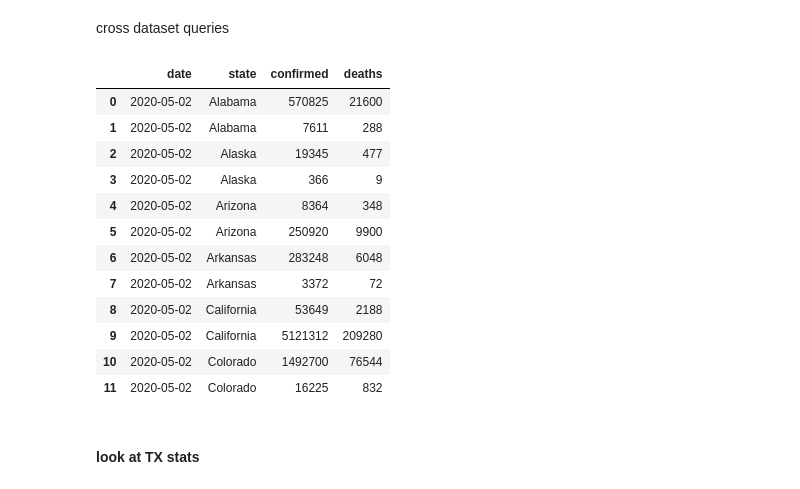
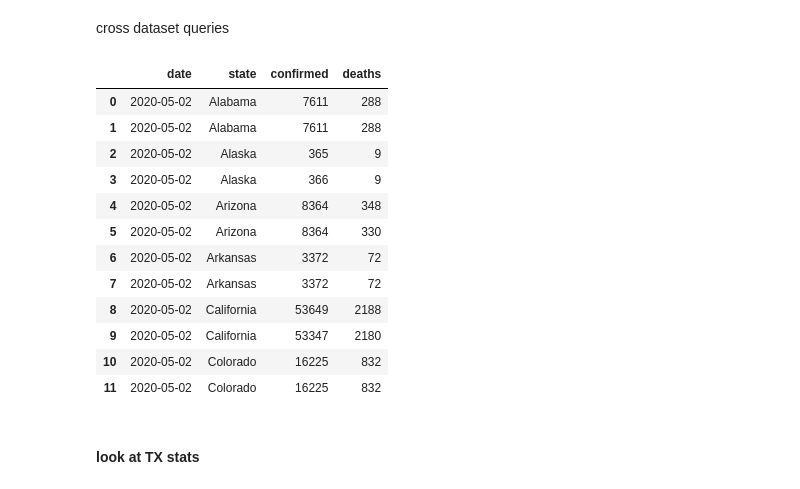
Before and after one commit to cs327e-spring2020/jasmine_yang, a Jupyter notebook: covid19_analysis.ipynb, the cells around one changed output. Saved outputs shown, nothing was run; the diff lists cells and outputs as text; code cells hidden in the pictures.

```diff
--- a/covid19_analysis.ipynb
+++ b/covid19_analysis.ipynb
@@ -113,29 +113,29 @@ cross dataset queries
 # %%
 %%bigquery
 (select date, province_state as state, sum(j.confirmed) as confirmed, sum(j.deaths) as deaths
 from covid19_jhu_csse_modeled.reports j
-join covid19_jhu_csse_modeled.us_location_Beam_DF l on j.location_id = l.id
+join covid19_jhu_csse_modeled.us_location_id_Beam_DF l on j.location_id = l.id
 group by date, province_state)
 union all
 (select date, state, sum(confirmed_cases) as confirmed, sum(deaths) as deaths
 from covid19_usafacts_modeled.reports r
 join covid19_usafacts_modeled.loc_state_Beam_DF s on s.state_fips_code = r.state_fips_code
 group by date, state)
 order by date desc, state
 limit 12
 # %% [output]
 |  | date | state | confirmed | deaths |
-| 0 | 2020-05-02 | Alabama | 570825 | 21600 |
+| 0 | 2020-05-02 | Alabama | 7611 | 288 |
 | 1 | 2020-05-02 | Alabama | 7611 | 288 |
-| 2 | 2020-05-02 | Alaska | 19345 | 477 |
+| 2 | 2020-05-02 | Alaska | 365 | 9 |
 | 3 | 2020-05-02 | Alaska | 366 | 9 |
 | 4 | 2020-05-02 | Arizona | 8364 | 348 |
-| 5 | 2020-05-02 | Arizona | 250920 | 9900 |
-| 6 | 2020-05-02 | Arkansas | 283248 | 6048 |
+| 5 | 2020-05-02 | Arizona | 8364 | 330 |
+| 6 | 2020-05-02 | Arkansas | 3372 | 72 |
 | 7 | 2020-05-02 | Arkansas | 3372 | 72 |
 | 8 | 2020-05-02 | California | 53649 | 2188 |
-| 9 | 2020-05-02 | California | 5121312 | 209280 |
-| 10 | 2020-05-02 | Colorado | 1492700 | 76544 |
+| 9 | 2020-05-02 | California | 53347 | 2180 |
+| 10 | 2020-05-02 | Colorado | 16225 | 832 |
 | 11 | 2020-05-02 | Colorado | 16225 | 832 |
 # %% [markdown]
 #### look at TX stats
```
Also changed, not shown: parts of 9 cells of this notebook.
